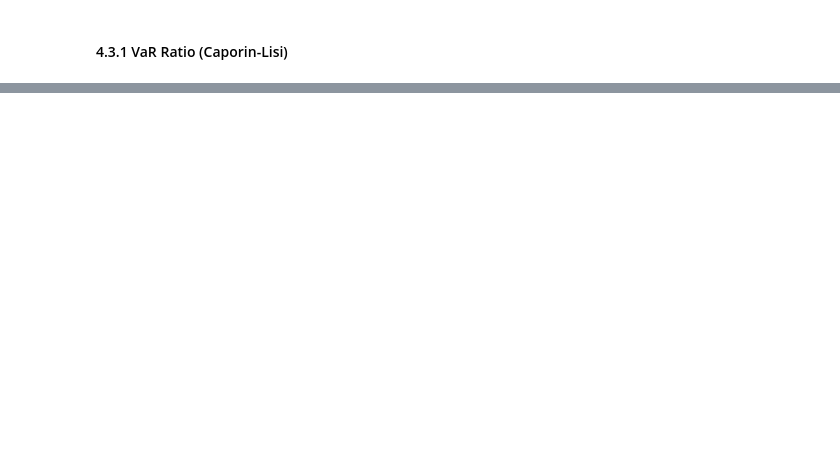
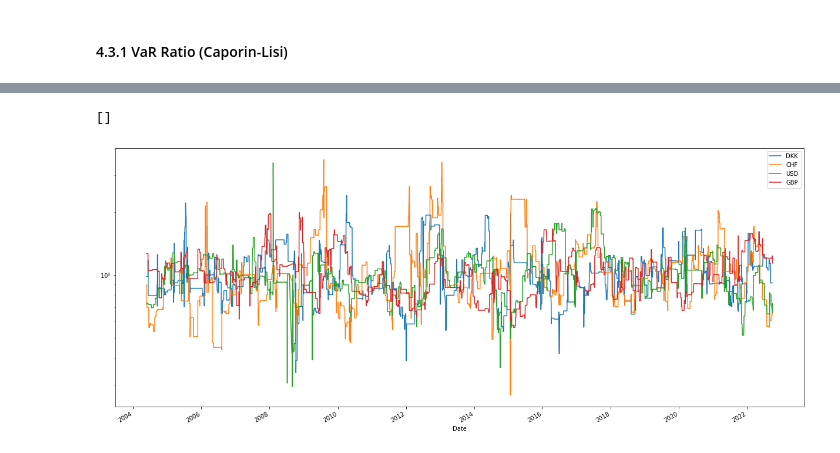
Before and after one commit to falken1983/fx_letor, a Jupyter notebook: generate_fx_data.ipynb, the cells around one changed output, grey strips where cells are left out. Saved outputs shown, nothing was run; the diff lists cells and outputs as text; code cells hidden in the pictures; blank space fills up the shorter version.

```diff
--- a/generate_fx_data.ipynb
+++ b/generate_fx_data.ipynb
@@ -340,0 +422,6 @@ for period, name in zip(sample_periods, names):
+# %%
+features["VARR6M99"][["DKK","CHF","USD","GBP"]].plot(figsize=(21,9))
+plt.semilogy()
+# %% [output]
+[]
+[figure, added]
```
Also changed, not shown: parts of 16 cells of this notebook.
